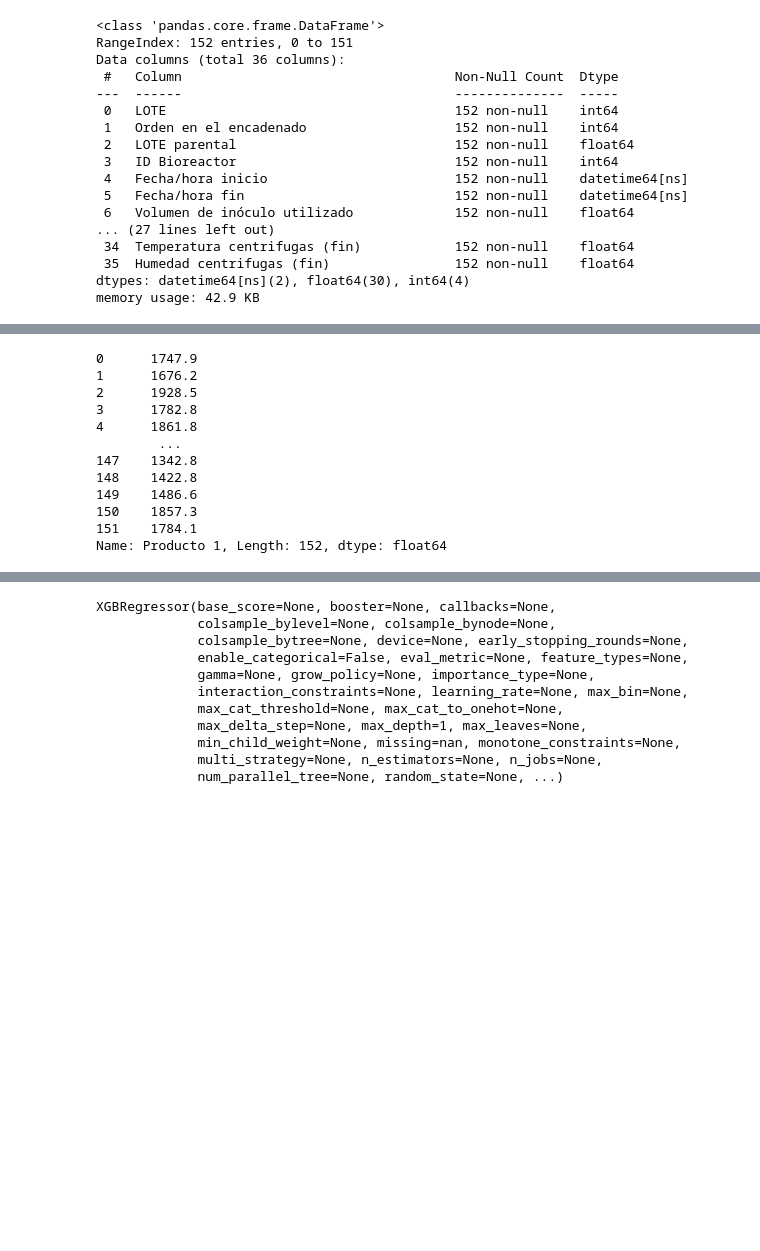
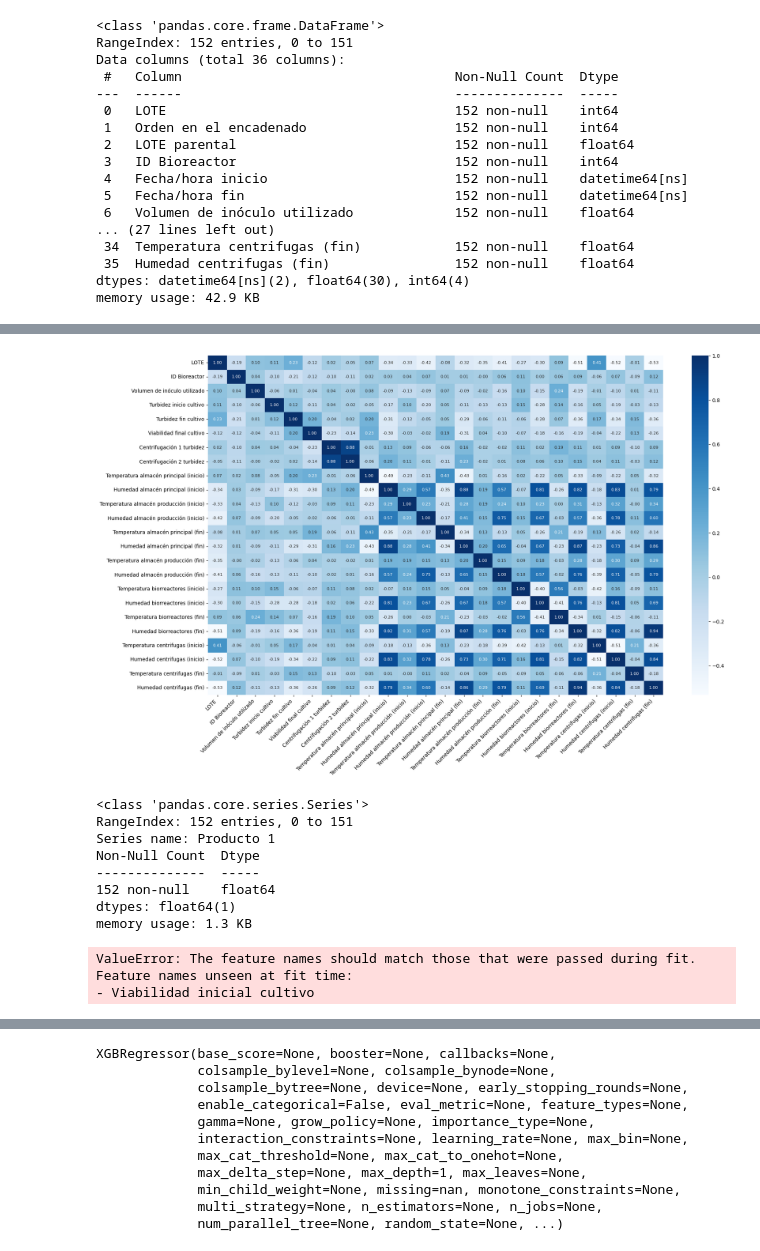
Before and after one commit to vjnoguera/Datathon-24, a Jupyter notebook: Merge global.ipynb, the cells around one changed output, grey strips where cells are left out. Drawn from its saved outputs; the diff is of its cells as text; code cells hidden in the pictures; blank space fills up the shorter version.

Commit message:
Entrega final

```diff
--- a/Merge global.ipynb
+++ b/Merge global.ipynb
@@ -8,3 +36,6 @@ from sklearn.metrics import mean_absolute_error, mean_squared_error, r2_score, m
+# %%
+df_prod_test["Fecha/hora inicio"] = pd.to_datetime(df_prod_test["Fecha/hora inicio"])
+df_prod_test["Fecha/hora fin"] = pd.to_datetime(df_prod_test["Fecha/hora fin"])
 # %%
 # pd.set_option('display.max_rows', 180)
 # %%
@@ -359,3 +352,8 @@ Data columns (total 25 columns):
  24  PH menor 2                    119 non-null    float64
 dtypes: datetime64[ns](2), float64(19), int64(4)
 memory usage: 30.0 KB
+# %%
+df_temp_test = pd.read_csv("resultado_inicios_y_finales_con_todo_test.csv")
+df_temp_test = df_temp_test.drop(["Fecha/hora inicio","Fecha/hora fin"],axis="columns")
+df_temp_test["LOTE"] = df_prod_test["LOTE"]
+df_temp_test
@@ -384,0 +397,3 @@ memory usage: 20.3 KB
+# %%
+df_prod_test_temp = pd.merge(df_prod_test,df_temp_test, left_on="LOTE", right_on="LOTE",how="right")
+df_prod_test_temp.info()
@@ -469,6 +523,6 @@ from xgboost import XGBRegressor
 from sklearn import linear_model, metrics, model_selection
 from sklearn.metrics import mean_absolute_error, mean_squared_error, r2_score, mean_absolute_percentage_error
 # %%
-X = df_prod_fin_cin_fin_cin_ino_prei_train_temp.drop(['LOTE','Glucosa g/L','Producto 2', 'Fecha/hora inicio','Fecha/hora fin'],axis='columns')
-X
+X = df_prod_test_temp.drop(['Producto 1','Orden en el encadenado','ID Centrífuga','Viabilidad final cultivo','LOTE parental','Producto 2','Fecha/hora inicio','Fecha/hora fin'],axis='columns')
+X.info()
 # %% [output]
@@ -488,16 +549,26 @@ X
+# %%
+# Ajustar el tamaño de la figura
+plt.figure(figsize=(20, 12))
+
+# Generar el heatmap
+sns.heatmap(X.corr(), annot=True, annot_kws={"size": 8}, fmt=".2f", cmap="Blues")
+
+# Rotar las etiquetas del eje X para que no se sobrepongan
+plt.xticks(rotation=45, ha="right")
+
+# Mostrar el gráfico
+plt.show()
+# %% [output]
+[figure, added]
 # %%
-y = df_prod_fin_cin_fin_cin_ino_prei_train_temp["Producto 1"]
-y
+y = df_prod_fin_temp["Producto 1"]
+y.info()
 # %% [output]
-0      1747.9
-1      1676.2
-2      1928.5
-3      1782.8
-4      1861.8
-        ...
-147    1342.8
-148    1422.8
-149    1486.6
-150    1857.3
-151    1784.1
-Name: Producto 1, Length: 152, dtype: float64
+<class 'pandas.core.series.Series'>
+RangeIndex: 152 entries, 0 to 151
+Series name: Producto 1
+Non-Null Count  Dtype
+--------------  -----
+152 non-null    float64
+dtypes: float64(1)
+memory usage: 1.3 KB
@@ -504,5 +578,16 @@ Name: Producto 1, Length: 152, dtype: float64
 # %%
 X_train,X_test,y_train,y_test = train_test_split(X,y,test_size= 0.2, random_state = 42)
+# %%
+# Usar el StandardScaler para estandarización o MinMaxScaler para normalización
+scaler = StandardScaler()  # Alternativamente, usa MinMaxScaler() para valores entre 0 y 1
+
+# Ajustar el escalador en los datos de entrenamiento y transformar
+X_train_scaled = scaler.fit_transform(X_train)
+X_test_scaled = scaler.transform(X)
+# %% [output]
+ValueError: The feature names should match those that were passed during fit.
+Feature names unseen at fit time:
+- Viabilidad inicial cultivo
 # %%
 import numpy as np
 import pandas as pd
```
Also changed, not shown: parts of 39 cells of this notebook, 6 other files.
